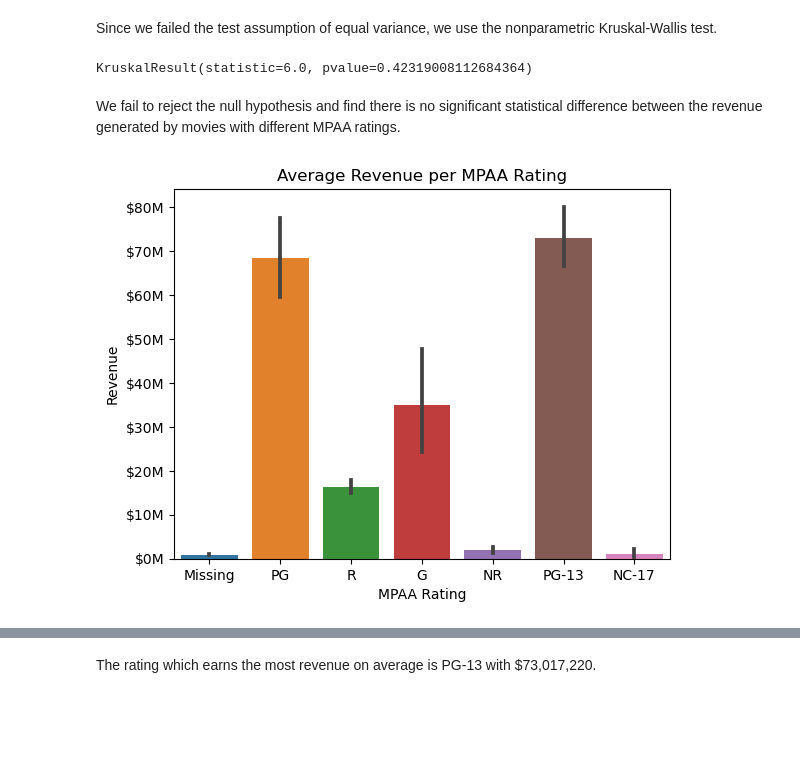
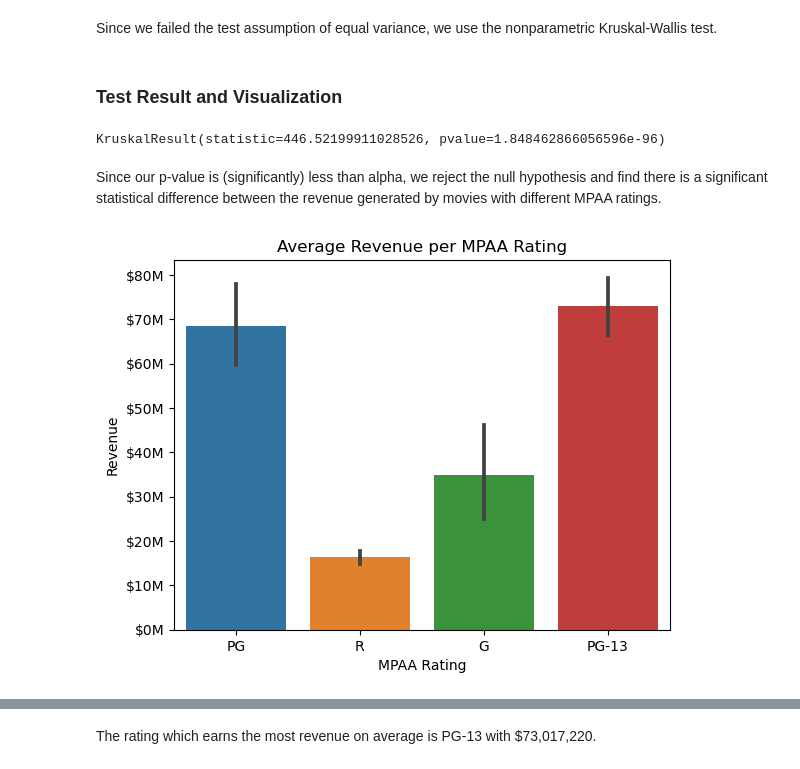
Before and after one commit to Numann-Malik/IMDB, a Jupyter notebook: IMDB_Hypothesis_Testing.ipynb, the cells around one changed output, grey strips where cells are left out. Drawn from its saved outputs; the diff is of its cells as text; code cells hidden in the pictures; blank space fills up the shorter version.

```diff
--- a/IMDB_Hypothesis_Testing.ipynb
+++ b/IMDB_Hypothesis_Testing.ipynb
@@ -254,21 +320,24 @@ LeveneResult(statistic=1081.4025009092, pvalue=0.0)
 # %% [markdown]
 Since we failed the test assumption of equal variance, we use the nonparametric Kruskal-Wallis test.
+# %% [markdown]
+### Test Result and Visualization
 # %%
-result = stats.kruskal('Missing', 'PG', 'R', 'G', 'NR', 'PG-13', 'NC-17')
+result = stats.kruskal(*groups.values())
 result
 # %% [output]
-KruskalResult(statistic=6.0, pvalue=0.42319008112684364)
+KruskalResult(statistic=446.52199911028526, pvalue=1.848462866056596e-96)
 # %% [markdown]
-We fail to reject the null hypothesis and find there is no significant statistical difference between the revenue generated by movies with different MPAA ratings.
+Since our p-value is (significantly) less than alpha, we reject the null hypothesis and find there is a significant statistical difference between the revenue generated by movies with different MPAA ratings.
 # %%
-g=sns.barplot(data=df, y='revenue', x='certification')
+
+# Visualizationg=sns.barplot(data=dfMPAA, y='revenue', x='certification')
 plt.title('Average Revenue per MPAA Rating')
 plt.ylabel('Revenue')
 plt.xlabel('MPAA Rating')
 plt.ticklabel_format(style='plain',axis='y')
 ylabels = ['$' + '{:,.0f}'.format(y) + 'M' for y in g.get_yticks()/1000000]
 g.set_yticklabels(ylabels)
 plt.show()
 # %% [output]
-[figure, old version]
+[figure, new version]
 # %%
```
Also changed, not shown: parts of 84 cells of this notebook, 1 other file.
